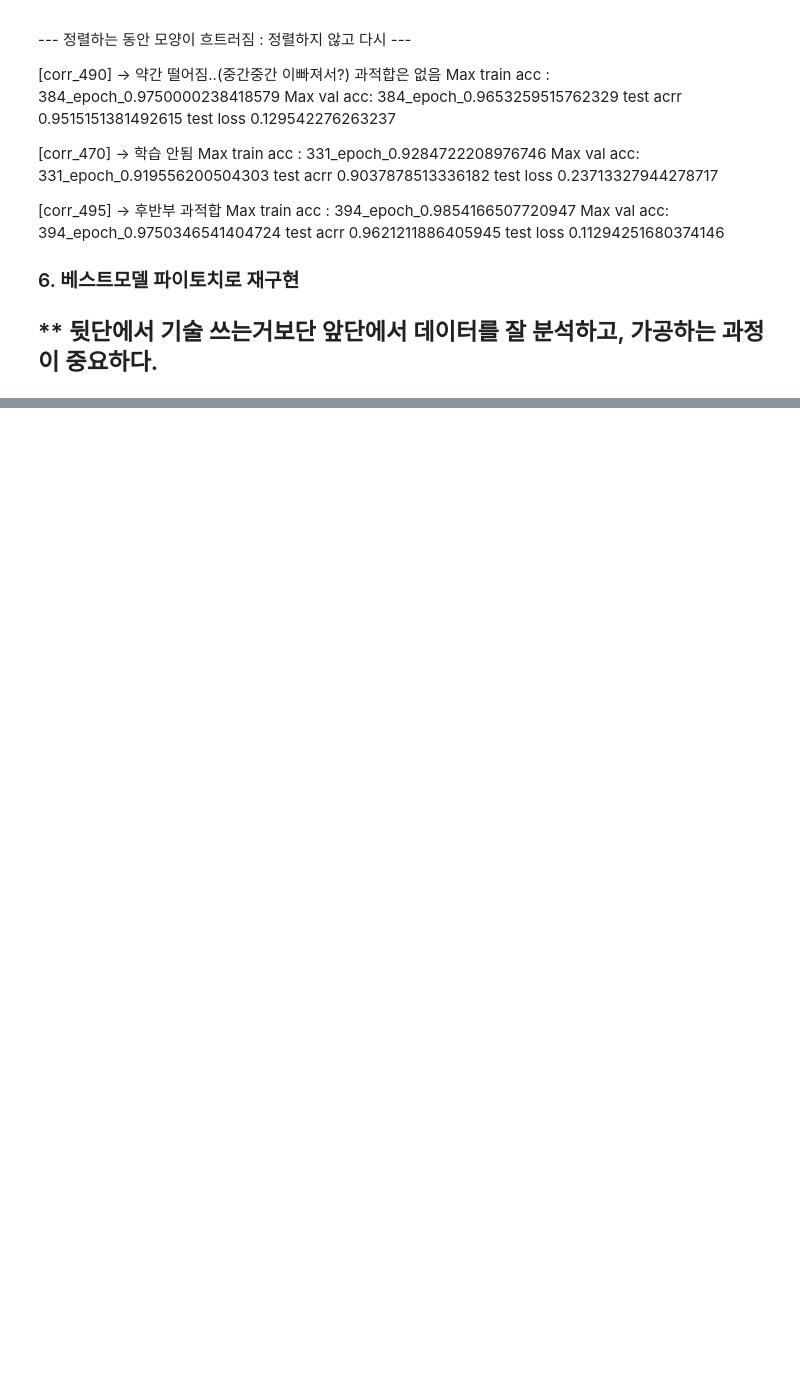
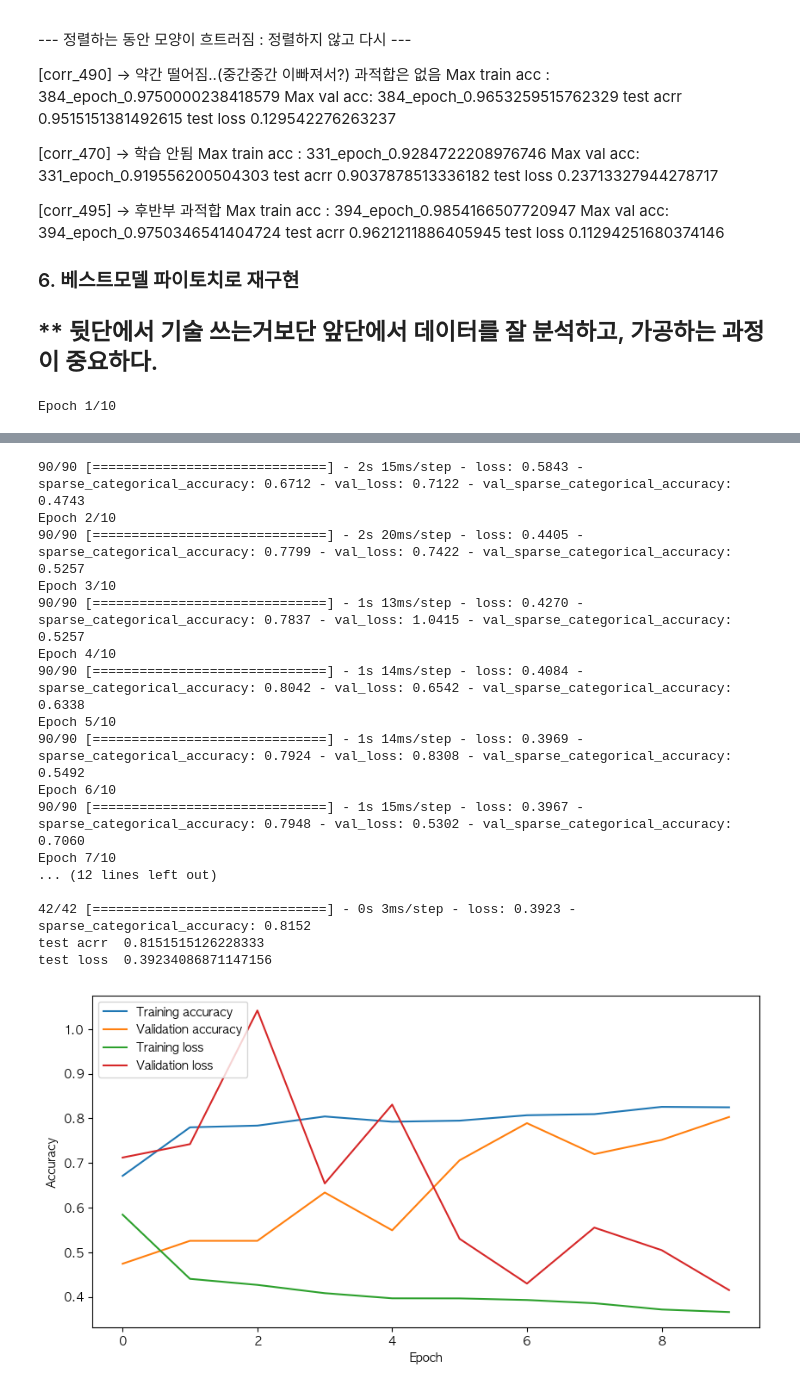
Before and after one commit to ParkSungHyon/smart_factory_2, a Jupyter notebook: Ford/ford3_report.ipynb, the cells around one changed output, grey strips where cells are left out. Cells and saved outputs as stored; diff of their text form; code cells hidden in the pictures; blank space fills up the shorter version.

```diff
--- a/Ford/ford3_report.ipynb
+++ b/Ford/ford3_report.ipynb
@@ -1040,7 +951,7 @@ x_train_exp = np.expand_dims(x_train, -1) # x_train 배열의 마지막 차원
 x_test_exp = np.expand_dims(x_test, -1) # x_train 배열의 마지막 차원에 새로운 축을 추가
 
 # 하이퍼파라미터 설정
-epoch = 400 # 학습 반복 횟수
+epoch = 10 # 학습 반복 횟수
 act = 'LeakyReLU' # 활성화 함수
 opt = 'adam' # optimizer
 filter = 32 # Conv1D Layer의 filter수
@@ -1093,7 +1004,7 @@ callbacks = [
 history = cnn_model.fit(x_train_exp, y_train, # 학습 및 라벨 데이터셋
                         batch_size=batch, # batch 크기 지정
                         validation_split=val_rate, # 검증용 데이터의 비율 지정
-                        epochs=epochs, # 학습 반복 횟수
+                        epochs=epoch, # 학습 반복 횟수
                         callbacks=callbacks) # 검증 정확도가 올라갈때만 모델 저장
 
 
@@ -1133,3 +1044,5 @@ plt.show()
 
 # 모델 구조 / 파라미터 개수 확인
 model.summary()
+# %% [output]
+Epoch 1/10
@@ -1135,0 +1050,18 @@ model.summary()
+90/90 [==============================] - 2s 15ms/step - loss: 0.5843 - sparse_categorical_accuracy: 0.6712 - val_loss: 0.7122 - val_sparse_categorical_accuracy: 0.4743
+Epoch 2/10
+90/90 [==============================] - 2s 20ms/step - loss: 0.4405 - sparse_categorical_accuracy: 0.7799 - val_loss: 0.7422 - val_sparse_categorical_accuracy: 0.5257
+Epoch 3/10
+90/90 [==============================] - 1s 13ms/step - loss: 0.4270 - sparse_categorical_accuracy: 0.7837 - val_loss: 1.0415 - val_sparse_categorical_accuracy: 0.5257
+Epoch 4/10
+90/90 [==============================] - 1s 14ms/step - loss: 0.4084 - sparse_categorical_accuracy: 0.8042 - val_loss: 0.6542 - val_sparse_categorical_accuracy: 0.6338
+Epoch 5/10
+90/90 [==============================] - 1s 14ms/step - loss: 0.3969 - sparse_categorical_accuracy: 0.7924 - val_loss: 0.8308 - val_sparse_categorical_accuracy: 0.5492
+Epoch 6/10
+90/90 [==============================] - 1s 15ms/step - loss: 0.3967 - sparse_categorical_accuracy: 0.7948 - val_loss: 0.5302 - val_sparse_categorical_accuracy: 0.7060
+Epoch 7/10
+... (12 lines left out)
+
+42/42 [==============================] - 0s 3ms/step - loss: 0.3923 - sparse_categorical_accuracy: 0.8152
+test acrr  0.8151515126228333
+test loss  0.39234086871147156
+[figure, added]
```
Also changed, not shown: parts of 11 cells of this notebook, 7 other files.
